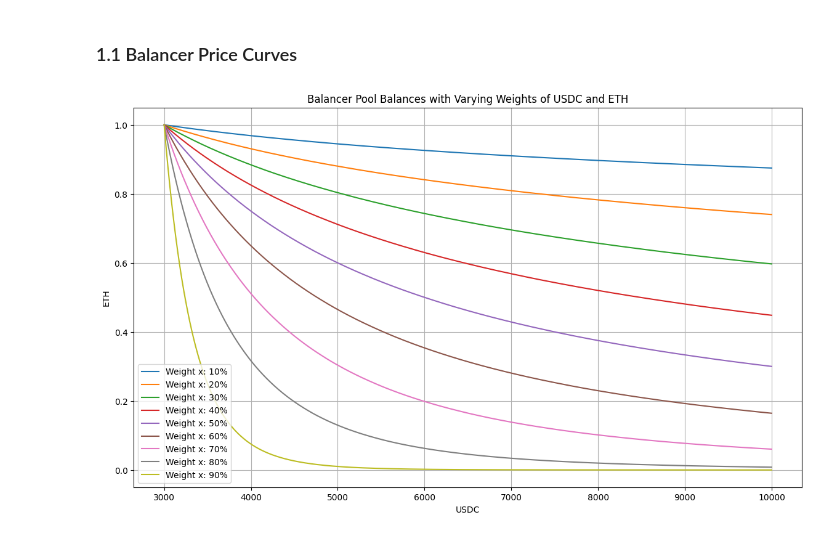
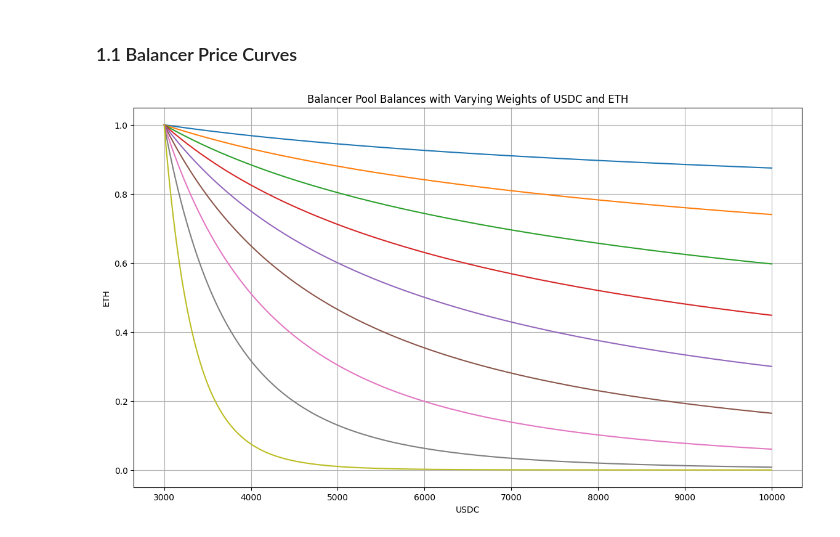
Before and after one commit to alexcraig043/math-86-final-project, a Jupyter notebook: main.ipynb, the cells around one changed output. Cells and saved outputs as stored; diff of their text form; code cells hidden in the pictures.

```diff
--- a/main.ipynb
+++ b/main.ipynb
@@ -75,33 +75,33 @@ Let's plot the price curve of balancer with different weights.
 # %%
 # Initialize variables
 weights = np.arange(0.1, 1.0, 0.1)  # Weights
 delta = 1
 balances_by_weight = []
 
 # Loop over each weight configuration
 for weight_x in weights:
     weight_y = 1 - weight_x
     balancer = Balancer(initial_x, initial_y, weight_x, weight_y)
     balances = [[balancer.x, balancer.y]]
 
     while balancer.x < x_max:
         balancer.swap_x_for_y(delta)
         balances.append([balancer.x, balancer.y])
 
     balances_by_weight.append(np.array(balances))
 
 # Plot the price curves for different weights
 plt.figure(figsize=(14, 8))
 
 for i, balances in enumerate(balances_by_weight):
     plt.plot(balances[:, 0], balances[:, 1], label=f'Weight x: {weights[i]*100:.0f}%')
 
 plt.title('Balancer Pool Balances with Varying Weights of USDC and ETH')
 plt.xlabel('USDC')
 plt.ylabel('ETH')
 plt.grid()
-plt.legend()
+plt.legend
 plt.show()
 # %% [output]
-[figure, old version]
+[figure, new version]
 # %% [markdown]
```
Also changed, not shown: parts of 4 cells of this notebook.
